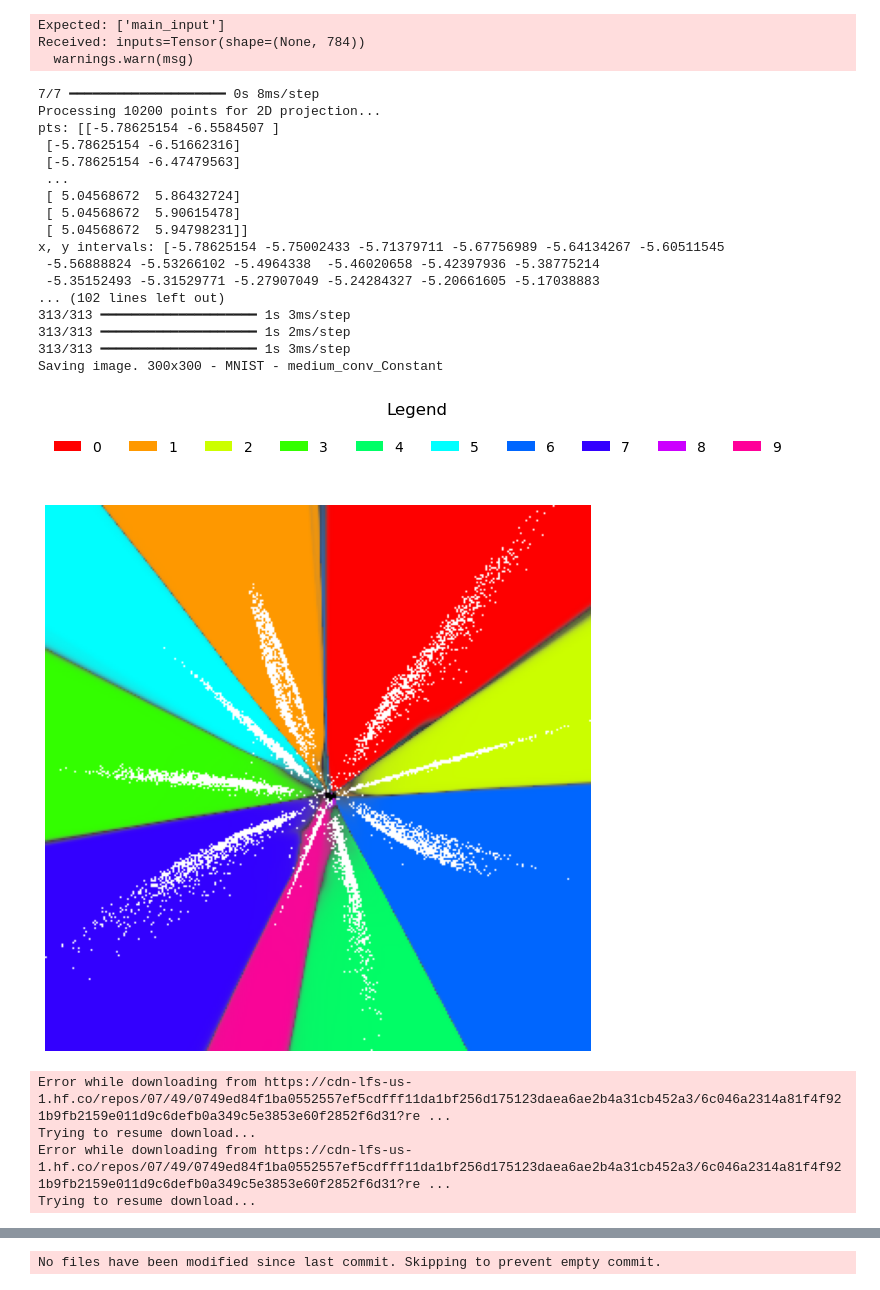
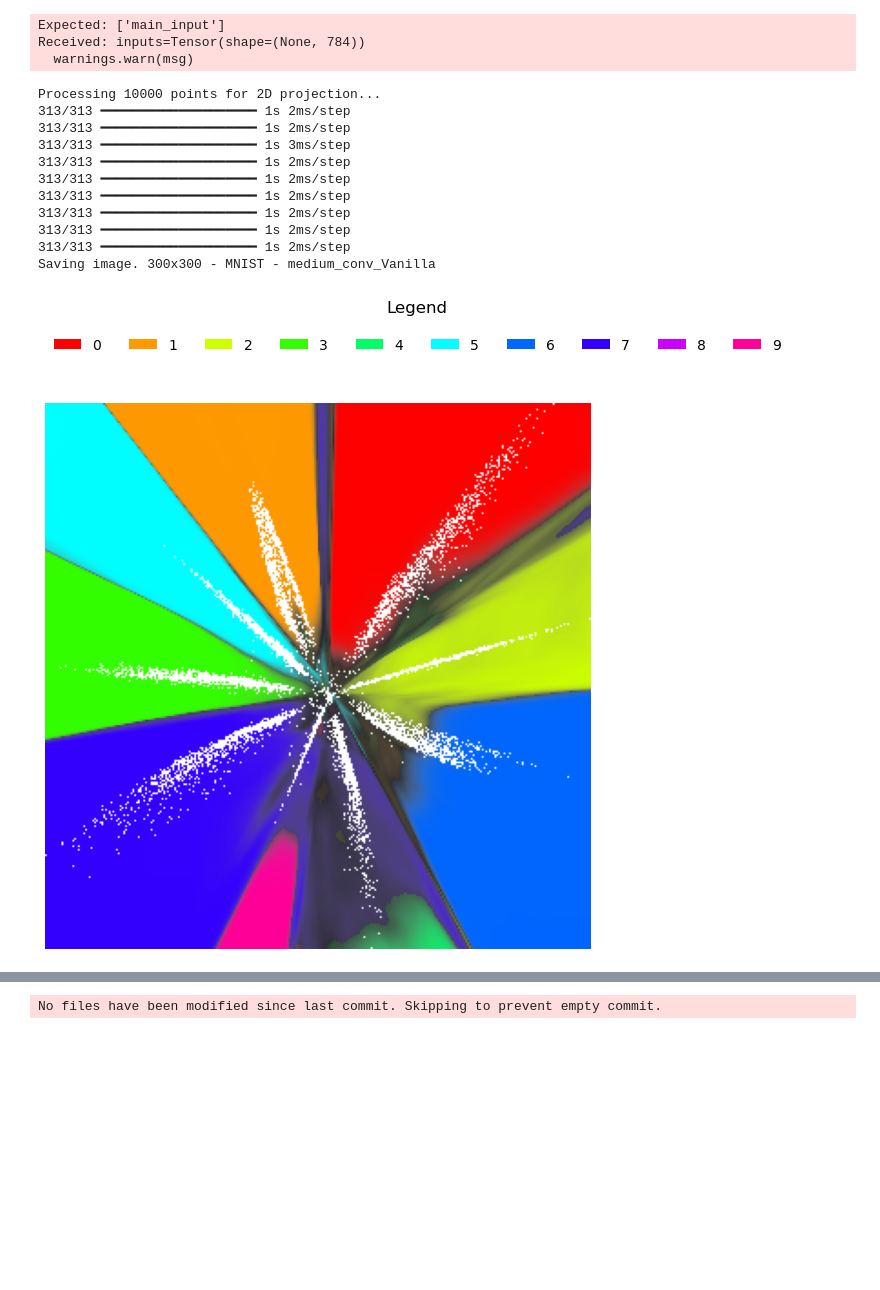
Before and after one commit to cmlavo/OPTML, a Jupyter notebook: project_code/Visualization.ipynb, the cells around one changed output, grey strips where cells are left out. Drawn from its saved outputs; the diff is of its cells as text; code cells hidden in the pictures; blank space fills up the shorter version.

```diff
--- a/project_code/Visualization.ipynb
+++ b/project_code/Visualization.ipynb
@@ -58,15 +58,17 @@ if IMPORT_MODEL:
     print(f"Model saved to {local_path}")
 # %%
 # Loop through all trained models to produce adversarial examples
-MODELS = ["Constant", "Cyclic", "Exponential", "Linear", "LinearUniformMix", "Random"]
+#MODELS = ["Constant", "Cyclic", "Exponential", "Linear", "LinearUniformMix", "Random"]
 #MODELS = ["Cyclic", "Exponential", "Linear", "LinearUniformMix"]
-#MODELS = ["Cyclic"]
+MODELS = ["Vanilla"]
 MODEL_REPO_ID = "JulienStal/MNIST-MediumConvs-AdversarialSchedulers"
 EPSILON = 0.3
-K = 10
+K = 1
 BATCH_SIZE = 10000
 EPOCHS = 300
 PATIENCE = 100
+SHOW_POINTS = True
+NAME_SUFFIX = ""
 
 ssnps = []
 im_grids = []
@@ -97,10 +99,12 @@ for model in MODELS:
         classifier_model = MNIST_model,
         classifier_model_name = model_name,
         ssnp_path_and_name = local_path,
+        image_name_suffix = NAME_SUFFIX,
         batch_size = BATCH_SIZE,
-        adversarial_images=adversarial_images,
+        adversarial_images=None,
         ssnp_training_epochs = EPOCHS,
         ssnp_training_patience = PATIENCE,
+        show_points = SHOW_POINTS,
         verbose = True,
     )
 
@@ -117,30 +119,20 @@ WARNING:tensorflow:From c:\Users\clavo\miniconda3\envs\OPTML_env\Lib\site-packag
 Expected: ['main_input']
 Received: inputs=Tensor(shape=(32, 784))
   warnings.warn(msg)
 313/313 ━━━━━━━━━━━━━━━━━━━━ 1s 2ms/step
 Expected: ['main_input']
 Received: inputs=Tensor(shape=(None, 784))
   warnings.warn(msg)
-7/7 ━━━━━━━━━━━━━━━━━━━━ 0s 8ms/step
-Processing 10200 points for 2D projection...
-pts: [[-5.78625154 -6.5584507 ]
- [-5.78625154 -6.51662316]
- [-5.78625154 -6.47479563]
- ...
- [ 5.04568672  5.86432724]
- [ 5.04568672  5.90615478]
- [ 5.04568672  5.94798231]]
-x, y intervals: [-5.78625154 -5.75002433 -5.71379711 -5.67756989 -5.64134267 -5.60511545
- -5.56888824 -5.53266102 -5.4964338  -5.46020658 -5.42397936 -5.38775214
- -5.35152493 -5.31529771 -5.27907049 -5.24284327 -5.20661605 -5.17038883
-... (102 lines left out)
+Processing 10000 points for 2D projection...
+313/313 ━━━━━━━━━━━━━━━━━━━━ 1s 2ms/step
+313/313 ━━━━━━━━━━━━━━━━━━━━ 1s 2ms/step
 313/313 ━━━━━━━━━━━━━━━━━━━━ 1s 3ms/step
 313/313 ━━━━━━━━━━━━━━━━━━━━ 1s 2ms/step
-313/313 ━━━━━━━━━━━━━━━━━━━━ 1s 3ms/step
-Saving image. 300x300 - MNIST - medium_conv_Constant
+313/313 ━━━━━━━━━━━━━━━━━━━━ 1s 2ms/step
+313/313 ━━━━━━━━━━━━━━━━━━━━ 1s 2ms/step
+313/313 ━━━━━━━━━━━━━━━━━━━━ 1s 2ms/step
+313/313 ━━━━━━━━━━━━━━━━━━━━ 1s 2ms/step
+313/313 ━━━━━━━━━━━━━━━━━━━━ 1s 2ms/step
+Saving image. 300x300 - MNIST - medium_conv_Vanilla
 [figure]
-[figure, old version]
+[figure, new version]
-Error while downloading from https://cdn-lfs-us-1.hf.co/repos/07/49/0749ed84f1ba0552557ef5cdfff11da1bf256d175123daea6ae2b4a31cb452a3/6c046a2314a81f4f921b9fb2159e011d9c6defb0a349c5e3853e60f2852f6d31?re ...
-Trying to resume download...
-Error while downloading from https://cdn-lfs-us-1.hf.co/repos/07/49/0749ed84f1ba0552557ef5cdfff11da1bf256d175123daea6ae2b4a31cb452a3/6c046a2314a81f4f921b9fb2159e011d9c6defb0a349c5e3853e60f2852f6d31?re ...
-Trying to resume download...
```
Also changed, not shown: parts of 3 cells of this notebook, 16 other files.
